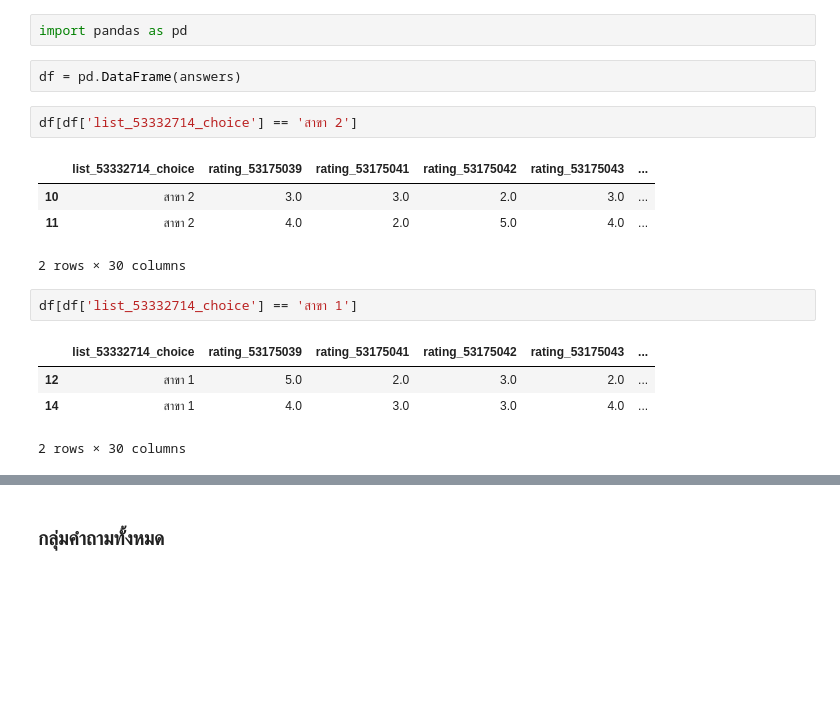
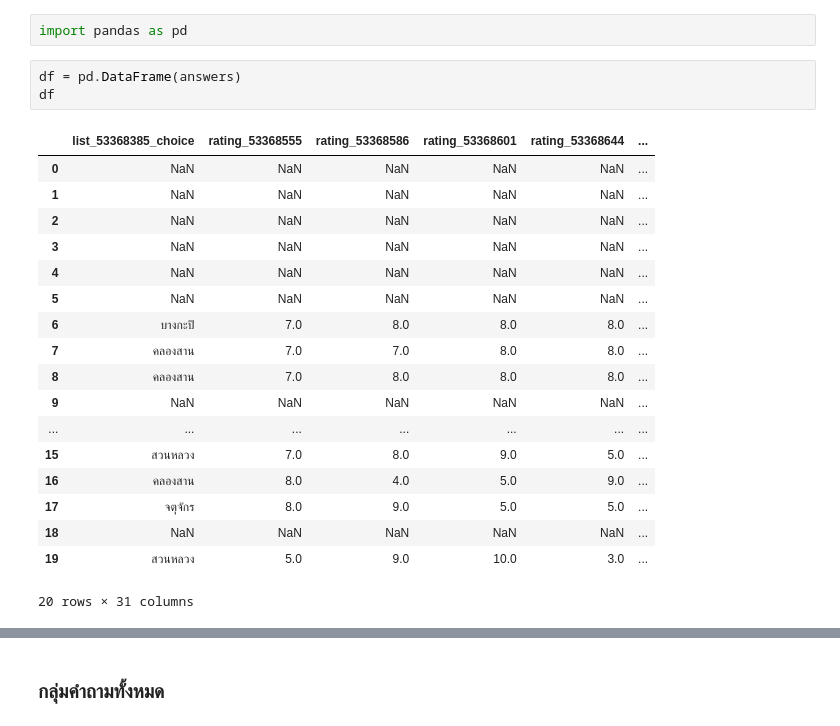
Before and after one commit to zkan/intage-dash, a Jupyter notebook: docs/typeform-data-api-test.ipynb, the cells around one changed output, grey strips where cells are left out. Cells and saved outputs as stored; diff of their text form; blank space fills up the shorter version.

```diff
--- a/docs/typeform-data-api-test.ipynb
+++ b/docs/typeform-data-api-test.ipynb
@@ -83,17 +102,23 @@ Completion rate: 0.26666666666666666
 import pandas as pd
 # %%
 df = pd.DataFrame(answers)
+df
+# %% [output]
+|  | list_53368385_choice | rating_53368555 | rating_53368586 | rating_53368601 | rating_53368644 | ... |
+| 0 | NaN | NaN | NaN | NaN | NaN | ... |
+| 1 | NaN | NaN | NaN | NaN | NaN | ... |
+| 2 | NaN | NaN | NaN | NaN | NaN | ... |
+| 3 | NaN | NaN | NaN | NaN | NaN | ... |
+| 4 | NaN | NaN | NaN | NaN | NaN | ... |
+| 5 | NaN | NaN | NaN | NaN | NaN | ... |
+| 6 | บางกะปิ | 7.0 | 8.0 | 8.0 | 8.0 | ... |
+| 7 | คลองสาน | 7.0 | 7.0 | 8.0 | 8.0 | ... |
+| 8 | คลองสาน | 7.0 | 8.0 | 8.0 | 8.0 | ... |
+| 9 | NaN | NaN | NaN | NaN | NaN | ... |
+| ... | ... | ... | ... | ... | ... | ... |
+| 15 | สวนหลวง | 7.0 | 8.0 | 9.0 | 5.0 | ... |
+| 16 | คลองสาน | 8.0 | 4.0 | 5.0 | 9.0 | ... |
+| 17 | จตุจักร | 8.0 | 9.0 | 5.0 | 5.0 | ... |
+| 18 | NaN | NaN | NaN | NaN | NaN | ... |
+| 19 | สวนหลวง | 5.0 | 9.0 | 10.0 | 3.0 | ... |
+20 rows × 31 columns
-# %%
-df[df['list_53332714_choice'] == 'สาขา 2']
-# %% [output]
-|  | list_53332714_choice | rating_53175039 | rating_53175041 | rating_53175042 | rating_53175043 | ... |
-| 10 | สาขา 2 | 3.0 | 3.0 | 2.0 | 3.0 | ... |
-| 11 | สาขา 2 | 4.0 | 2.0 | 5.0 | 4.0 | ... |
-2 rows × 30 columns
-# %%
-df[df['list_53332714_choice'] == 'สาขา 1']
-# %% [output]
-|  | list_53332714_choice | rating_53175039 | rating_53175041 | rating_53175042 | rating_53175043 | ... |
-| 12 | สาขา 1 | 5.0 | 2.0 | 3.0 | 2.0 | ... |
-| 14 | สาขา 1 | 4.0 | 3.0 | 3.0 | 4.0 | ... |
-2 rows × 30 columns
```
Also changed, not shown: parts of 19 cells of this notebook.
